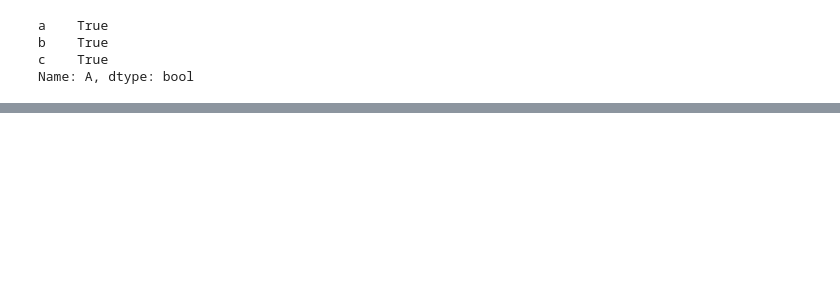
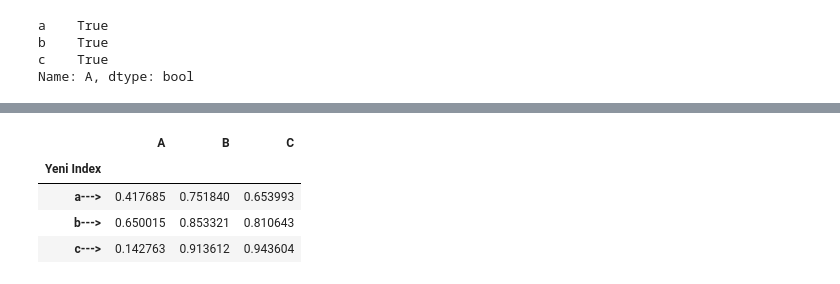
Before and after one commit to Yusufygc/Kurs-Calismalarim, a Jupyter notebook: BTK_Veri_Bilimi_Tensorflow/Pandas/2_dataFrame.ipynb, the cells around one changed output, grey strips where cells are left out. Drawn from its saved outputs; the diff is of its cells as text; code cells hidden in the pictures; blank space fills up the shorter version.

```diff
--- a/BTK_Veri_Bilimi_Tensorflow/Pandas/2_dataFrame.ipynb
+++ b/BTK_Veri_Bilimi_Tensorflow/Pandas/2_dataFrame.ipynb
@@ -207,0 +247,9 @@ yeniDataFrame[yeniDataFrame["A"] >0.3] # A sütununa göre 0.3'dan büyük olan
+# %%
+yeniDataFrame.drop("Yeni Index", axis=1, inplace=True)  # Yeni Index sütununu siler
+yeniDataFrame
+# %% [output]
+|  | A | B | C |
+| Yeni Index |  |  |  |
+| a---> | 0.417685 | 0.751840 | 0.653993 |
+| b---> | 0.650015 | 0.853321 | 0.810643 |
+| c---> | 0.142763 | 0.913612 | 0.943604 |
```
Also changed, not shown: parts of 26 cells of this notebook.
